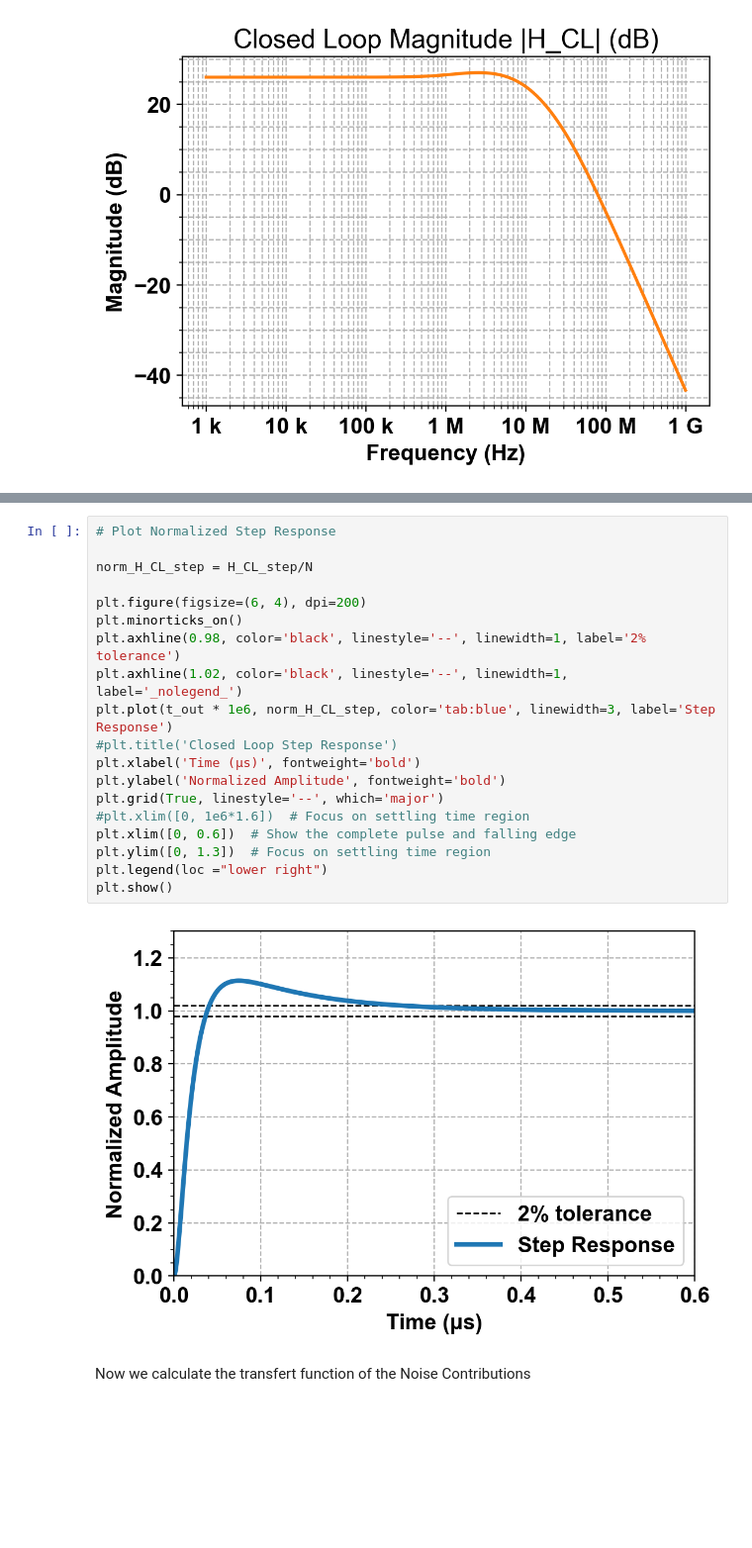
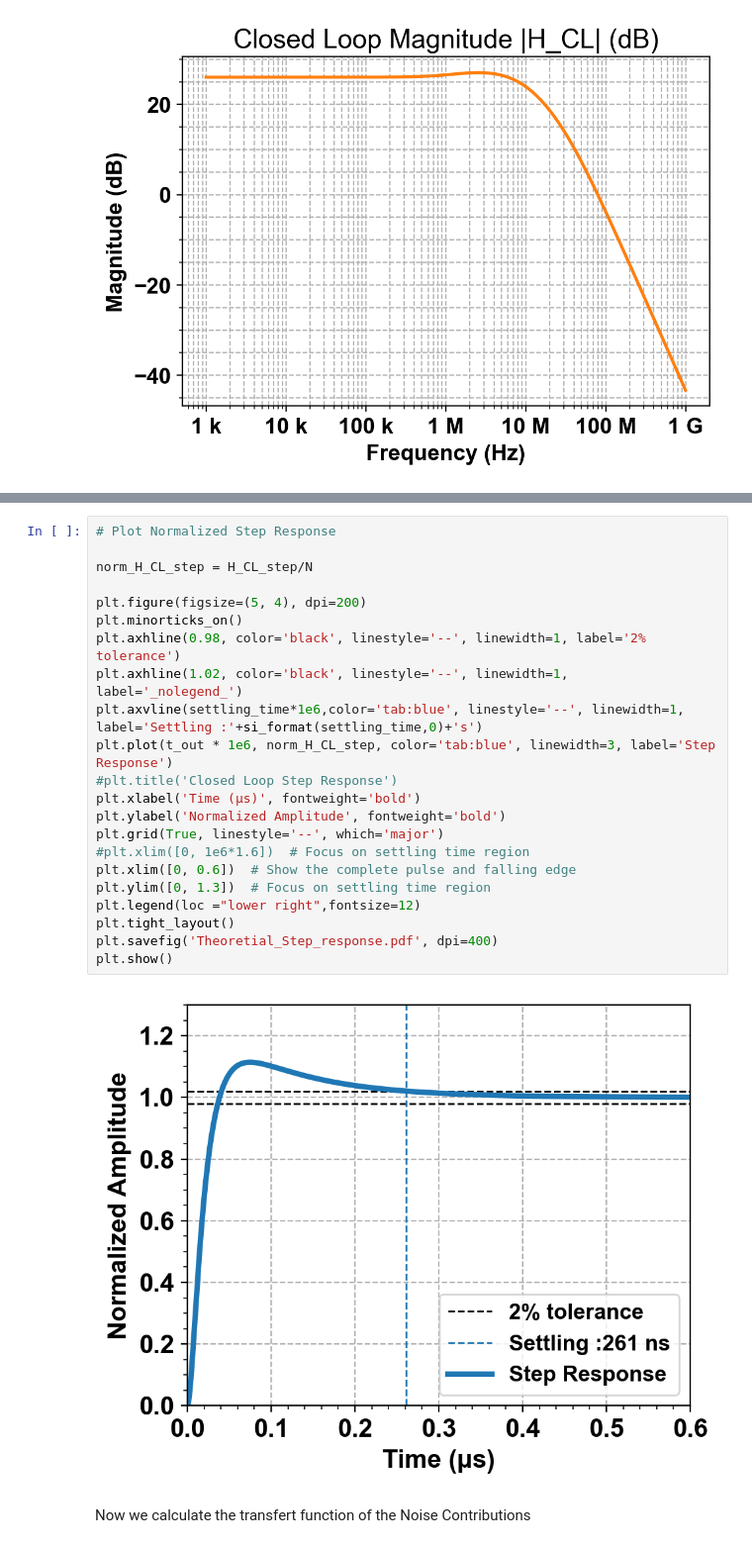
Before and after one commit to Torr250/serdes-modeling, a Jupyter notebook: pll/PllType2_Analog_2p5GHz_wNoise_TT_corrected.ipynb, the cells around one changed output, grey strips where cells are left out. Shown at 99% size. Cells and saved outputs as stored; diff of their text form; blank space fills up the shorter version.

```diff
--- a/pll/PllType2_Analog_2p5GHz_wNoise_TT_corrected.ipynb
+++ b/pll/PllType2_Analog_2p5GHz_wNoise_TT_corrected.ipynb
@@ -276,24 +300,27 @@ plt.show()
 # %%
 # Plot Normalized Step Response
 
 norm_H_CL_step = H_CL_step/N
 
-plt.figure(figsize=(6, 4), dpi=200)
+plt.figure(figsize=(5, 4), dpi=200)
 plt.minorticks_on()
 plt.axhline(0.98, color='black', linestyle='--', linewidth=1, label='2% tolerance')
 plt.axhline(1.02, color='black', linestyle='--', linewidth=1, label='_nolegend_')
+plt.axvline(settling_time*1e6,color='tab:blue', linestyle='--', linewidth=1, label='Settling :'+si_format(settling_time,0)+'s')
 plt.plot(t_out * 1e6, norm_H_CL_step, color='tab:blue', linewidth=3, label='Step Response')
 #plt.title('Closed Loop Step Response')
 plt.xlabel('Time (μs)', fontweight='bold')
 plt.ylabel('Normalized Amplitude', fontweight='bold')
 plt.grid(True, linestyle='--', which='major')
 #plt.xlim([0, 1e6*1.6])  # Focus on settling time region
 plt.xlim([0, 0.6])  # Show the complete pulse and falling edge
 plt.ylim([0, 1.3])  # Focus on settling time region
-plt.legend(loc ="lower right")
+plt.legend(loc ="lower right",fontsize=12)
+plt.tight_layout()
+plt.savefig('Theoretial_Step_response.pdf', dpi=400)
 plt.show()
 # %% [output]
-[figure, old version]
+[figure, new version]
 # %% [markdown]
 Now we calculate the transfert function of the Noise Contributions
 # %%
```
Also changed, not shown: parts of 10 cells of this notebook, 25 other files.
